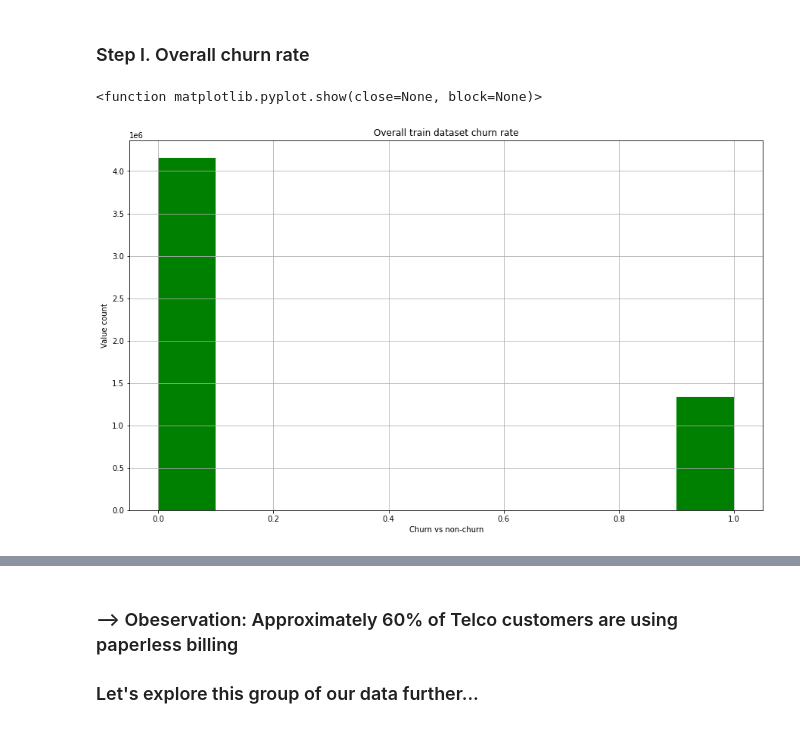
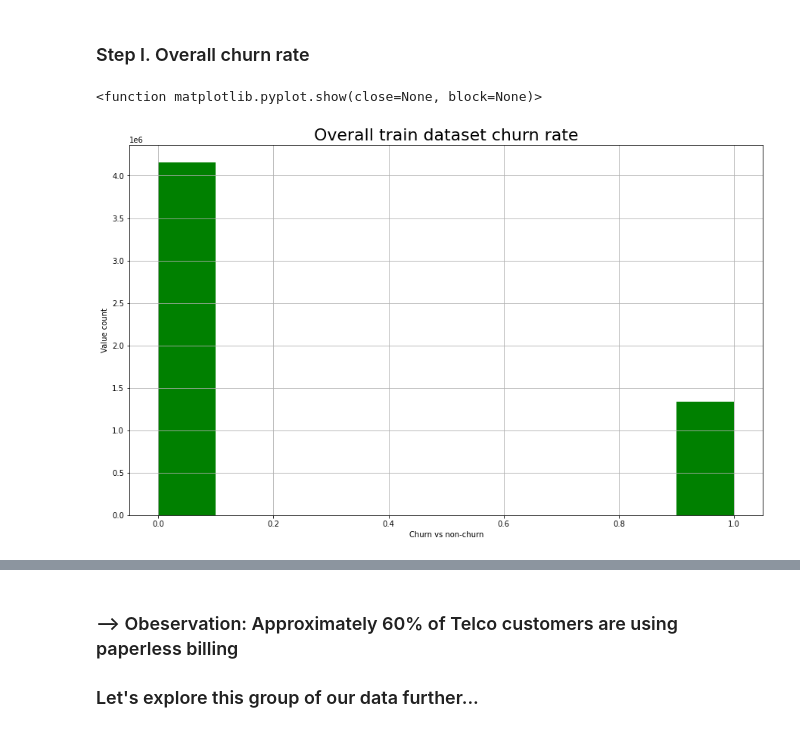
Before and after one commit to stephenkipkurui/classification-project, a Jupyter notebook: customer_churn_telcoco.ipynb, the cells around one changed output, grey strips where cells are left out. Saved outputs shown, nothing was run; the diff lists cells and outputs as text; code cells hidden in the pictures.

```diff
--- a/customer_churn_telcoco.ipynb
+++ b/customer_churn_telcoco.ipynb
@@ -217,16 +146,16 @@ non_churned_df = train_df[train_df.enc_churn == 0]
 # %%
 # Histogram (train dataset churn rate)
 
 plt.figure(figsize = (15, 9))
-plt.title('Overall train dataset churn rate')
+plt.title('Overall train dataset churn rate', color = 'black', size = 22)
 
 train_df.enc_churn.hist(color = 'green')
 plt.ylabel('Value count')
 plt.xlabel('Churn vs non-churn')
 plt.show
 # %% [output]
 <function matplotlib.pyplot.show(close=None, block=None)>
-[figure, old version]
+[figure, new version]
 # %% [markdown]
 ### KEY:
 
```
Also changed, not shown: parts of 109 cells of this notebook.
